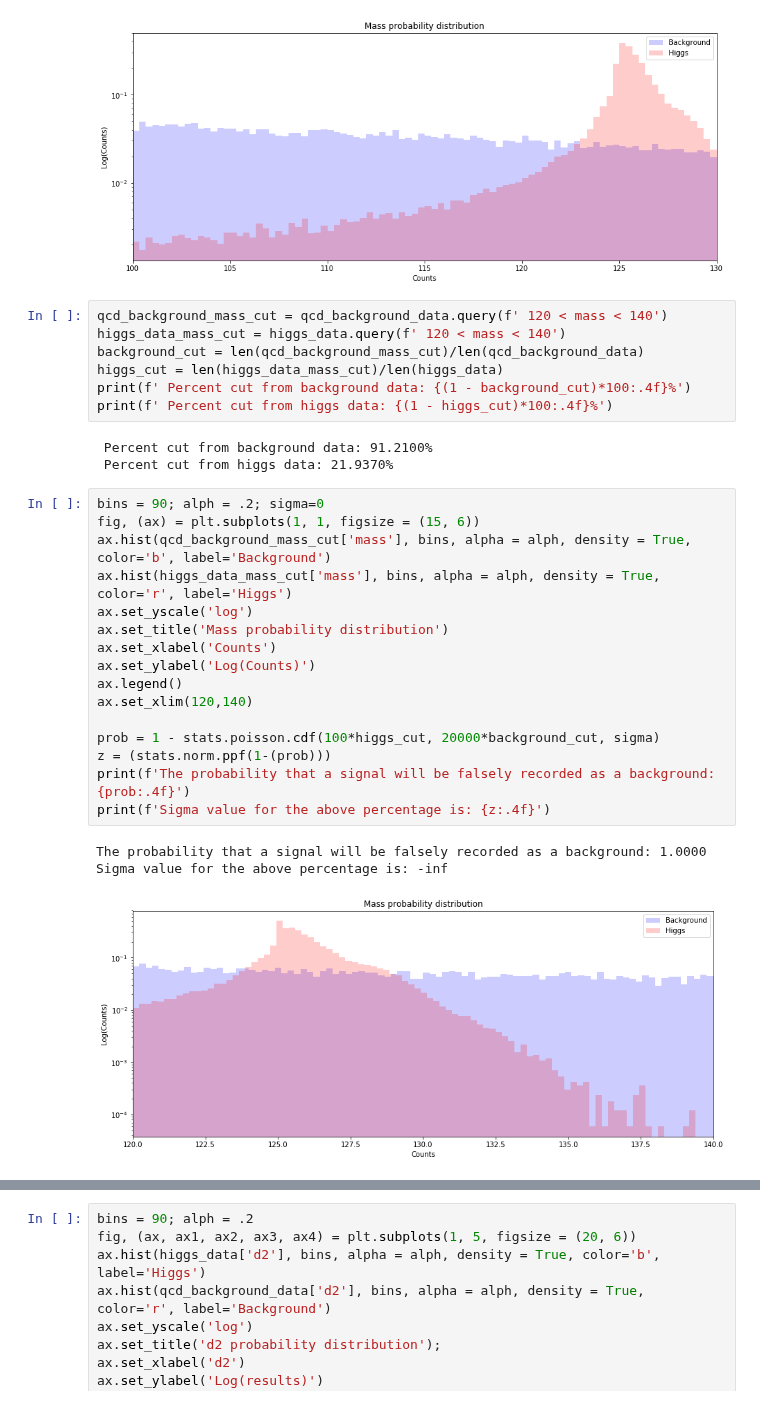
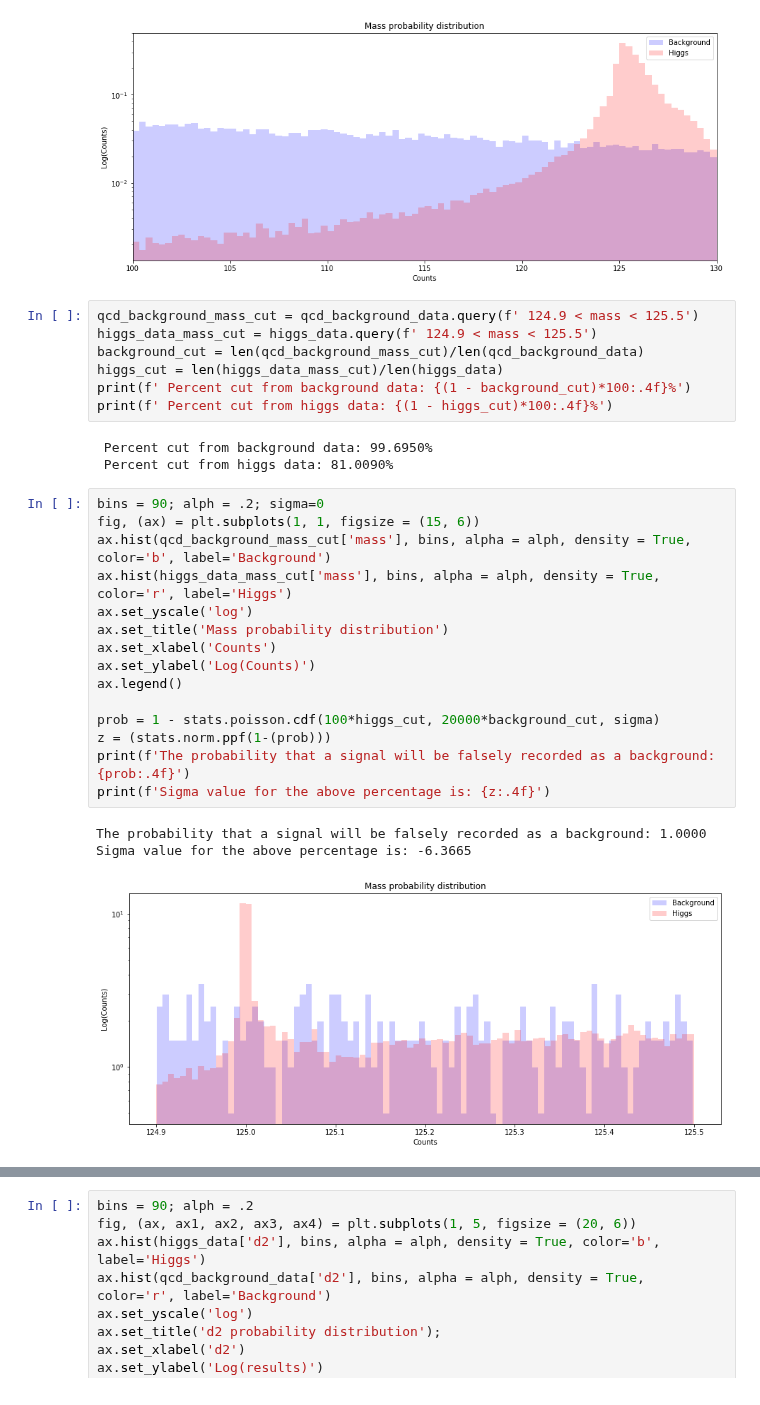
Before and after one commit to MikePhen12/Phys_434_portfolio, a Jupyter notebook: Lab_7.ipynb, the cells around one changed output, grey strips where cells are left out. Saved outputs shown, nothing was run; the diff lists cells and outputs as text.

```diff
--- a/Lab_7.ipynb
+++ b/Lab_7.ipynb
@@ -166,33 +162,32 @@ The probability that a signal will be falsely recorded as a background: 1.0
 Sigma value for the above percentage is: -inf
 [figure]
 # %%
-qcd_background_mass_cut = qcd_background_data.query(f' 120 < mass < 140')
-higgs_data_mass_cut = higgs_data.query(f' 120 < mass < 140')
+qcd_background_mass_cut = qcd_background_data.query(f' 124.9 < mass < 125.5')
+higgs_data_mass_cut = higgs_data.query(f' 124.9 < mass < 125.5')
 background_cut = len(qcd_background_mass_cut)/len(qcd_background_data)
 higgs_cut = len(higgs_data_mass_cut)/len(higgs_data)
 print(f' Percent cut from background data: {(1 - background_cut)*100:.4f}%')
 print(f' Percent cut from higgs data: {(1 - higgs_cut)*100:.4f}%')
 # %% [output]
- Percent cut from background data: 91.2100%
- Percent cut from higgs data: 21.9370%
+ Percent cut from background data: 99.6950%
+ Percent cut from higgs data: 81.0090%
 # %%
 bins = 90; alph = .2; sigma=0
 fig, (ax) = plt.subplots(1, 1, figsize = (15, 6))
 ax.hist(qcd_background_mass_cut['mass'], bins, alpha = alph, density = True, color='b', label='Background')
 ax.hist(higgs_data_mass_cut['mass'], bins, alpha = alph, density = True, color='r', label='Higgs')
 ax.set_yscale('log')
 ax.set_title('Mass probability distribution')
 ax.set_xlabel('Counts')
 ax.set_ylabel('Log(Counts)')
 ax.legend()
-ax.set_xlim(120,140)
 
 prob = 1 - stats.poisson.cdf(100*higgs_cut, 20000*background_cut, sigma)
 z = (stats.norm.ppf(1-(prob)))
 print(f'The probability that a signal will be falsely recorded as a background: {prob:.4f}')
 print(f'Sigma value for the above percentage is: {z:.4f}')
 # %% [output]
 The probability that a signal will be falsely recorded as a background: 1.0000
-Sigma value for the above percentage is: -inf
+Sigma value for the above percentage is: -6.3665
-[figure, old version]
+[figure, new version]
 # %% [markdown]
```
Also changed, not shown: parts of 32 cells of this notebook.
